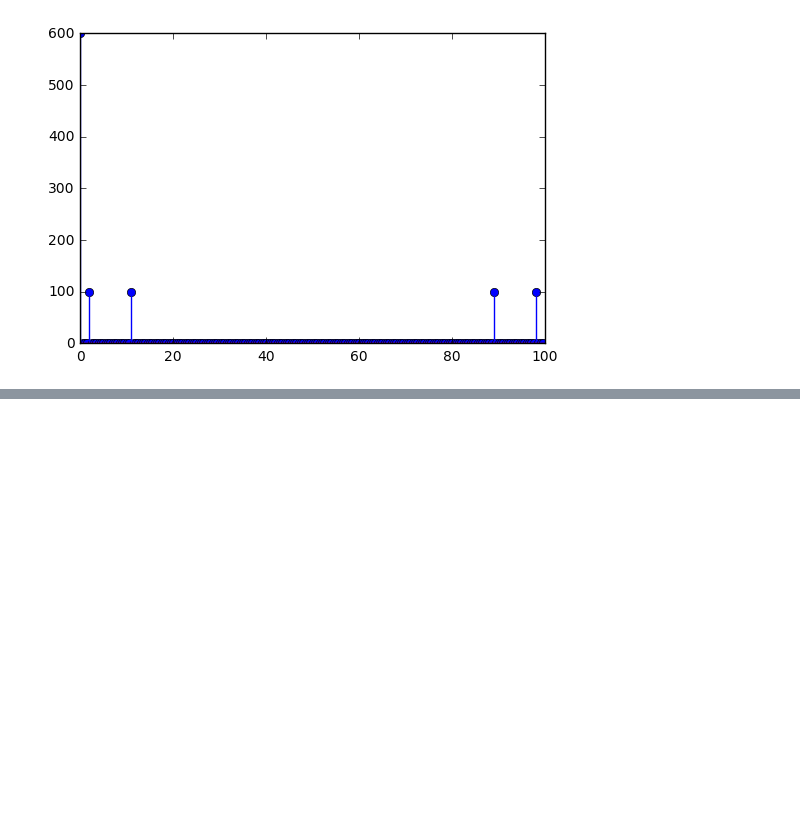
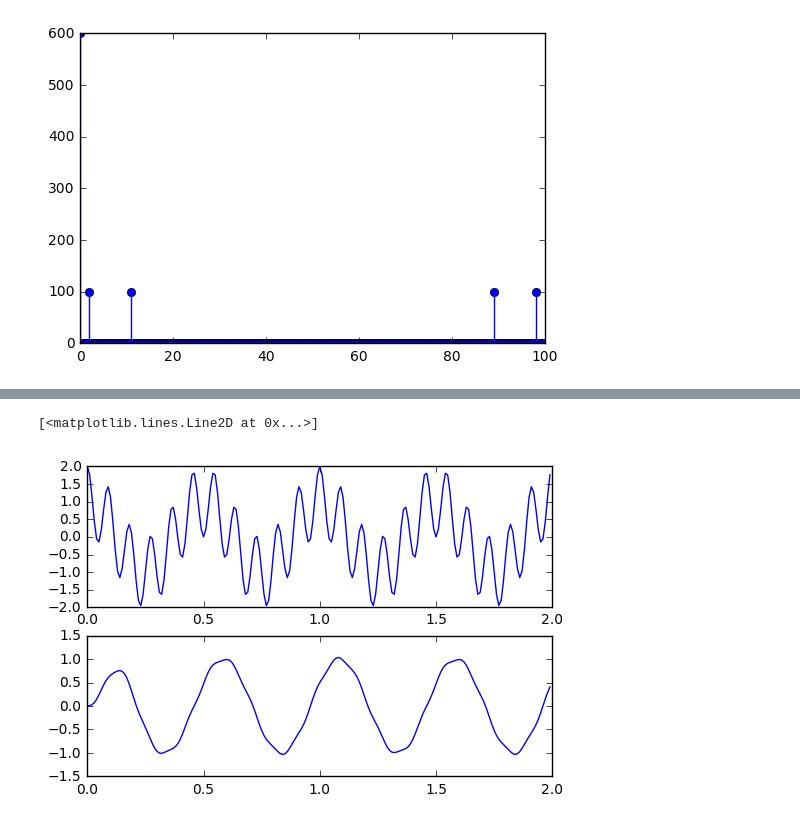
Before and after one commit to milorads/PythonBasics, a Jupyter notebook: Fourth Part.ipynb, the cells around one changed output, grey strips where cells are left out. Saved outputs shown, nothing was run; the diff lists cells and outputs as text; code cells hidden in the pictures; blank space fills up the shorter version.

```diff
--- a/Fourth Part.ipynb
+++ b/Fourth Part.ipynb
@@ -49,0 +75,11 @@ plotter.stem(F[0:int(N/2)], sp.absolute(X1[0:int(N/2)]))
+# %%
+# now we filter the x signal
+y= signal.lfilter(b,a,x)
+# %%
+plotter.subplot(211)
+plotter.plot(t,x)
+plotter.subplot(212)
+plotter.plot(t,y)
+# %% [output]
+[<matplotlib.lines.Line2D at 0x...>]
+[figure, added]
```
Also changed, not shown: parts of 28 cells of this notebook.
